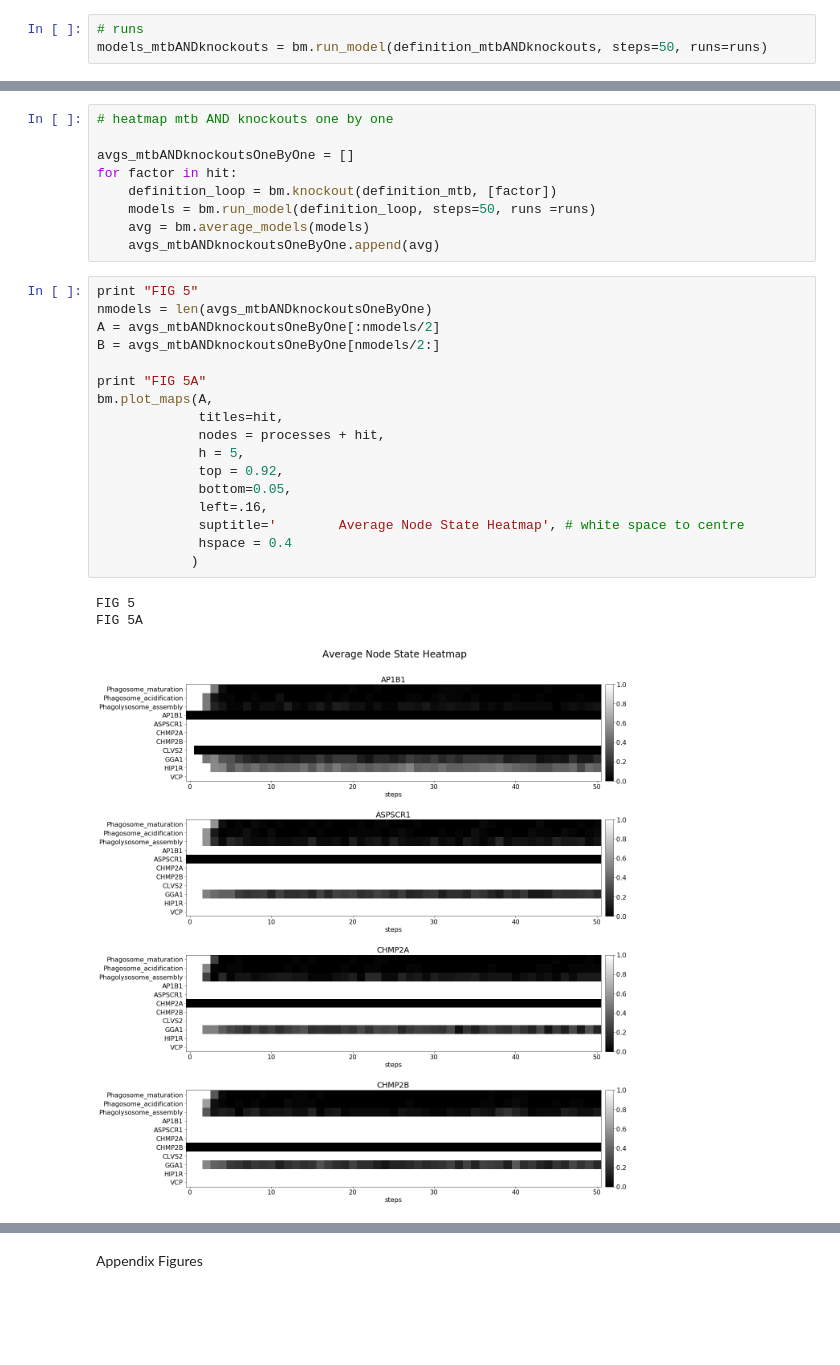
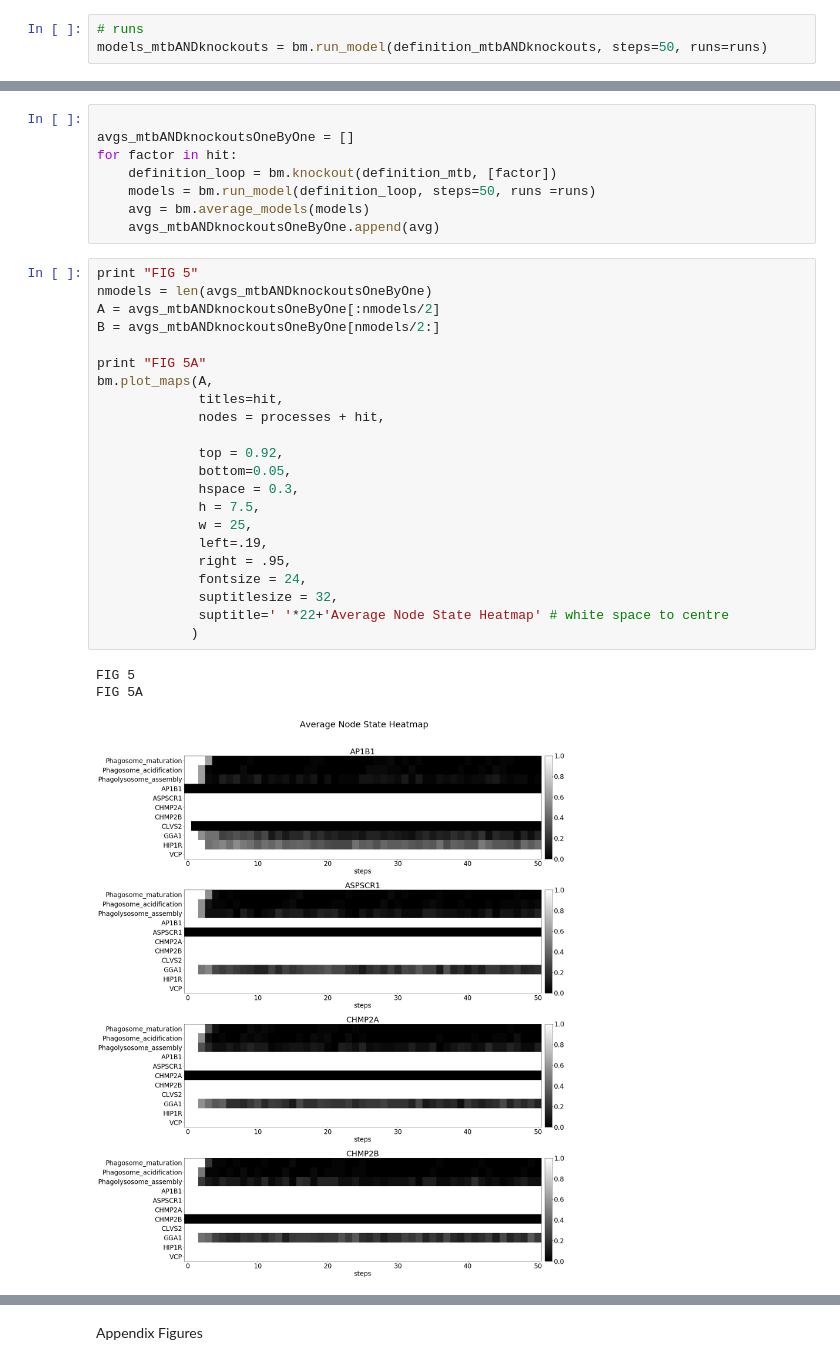
Before and after one commit to charlies-b/rp1, a Jupyter notebook: model-3.ipynb, the cells around one changed output, grey strips where cells are left out. Saved outputs shown, nothing was run; the diff lists cells and outputs as text; blank space fills up the shorter version.

```diff
--- a/model-3.ipynb
+++ b/model-3.ipynb
@@ -146,5 +158,4 @@ print bm.average_cycles(cycles)
 # %%
-# heatmap mtb AND knockouts one by one
 
 avgs_mtbANDknockoutsOneByOne = []
 for factor in hit:
@@ -155,24 +166,29 @@ for factor in hit:
 # %%
 print "FIG 5"
 nmodels = len(avgs_mtbANDknockoutsOneByOne)
 A = avgs_mtbANDknockoutsOneByOne[:nmodels/2]
 B = avgs_mtbANDknockoutsOneByOne[nmodels/2:]
 
 print "FIG 5A"
 bm.plot_maps(A,
              titles=hit,
              nodes = processes + hit,
-             h = 5,
+
              top = 0.92,
              bottom=0.05,
-             left=.16,
-             suptitle='        Average Node State Heatmap', # white space to centre
-             hspace = 0.4
+             hspace = 0.3,
+             h = 7.5,
+             w = 25,
+             left=.19,
+             right = .95,
+             fontsize = 24,
+             suptitlesize = 32,
+             suptitle=' '*22+'Average Node State Heatmap' # white space to centre
             )
 # %% [output]
 FIG 5
 FIG 5A
-[figure, old version]
+[figure, new version]
 # %%
 print "FIG 5B"
 bm.plot_maps(B,
```
Also changed, not shown: parts of 23 cells of this notebook.
